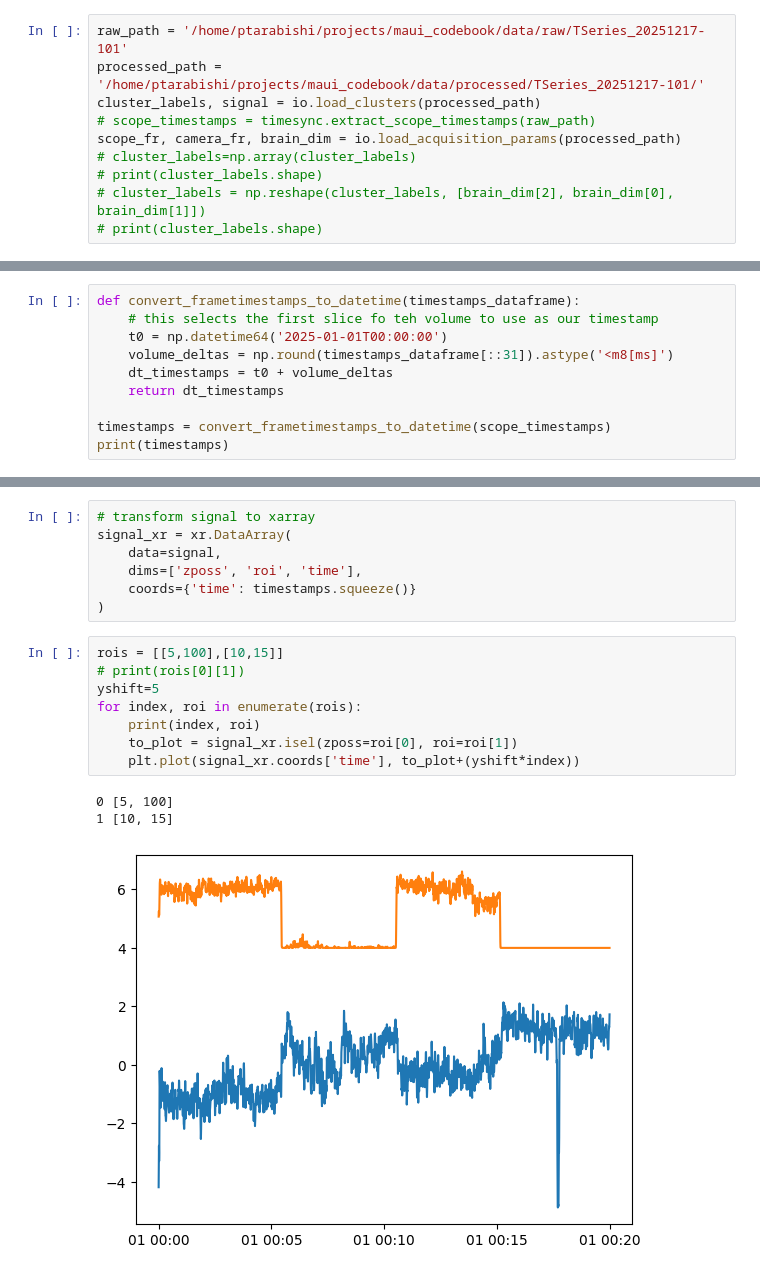
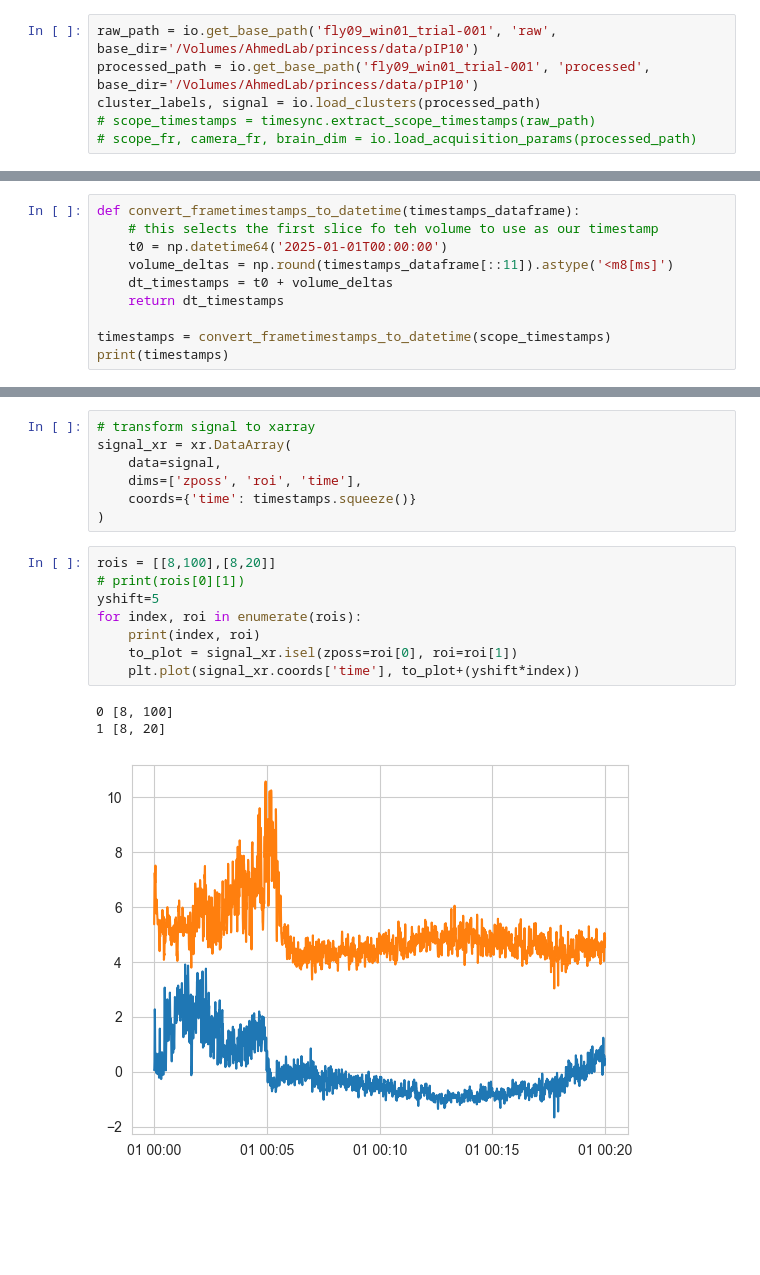
Before and after one commit to ptarabishi/maui_codebook, a Jupyter notebook: notebooks/2026_06_04_reorganization.ipynb, the cells around one changed output, grey strips where cells are left out. Drawn from its saved outputs; the diff is of its cells as text; blank space fills up the shorter version.

```diff
--- a/notebooks/2026_06_04_reorganization.ipynb
+++ b/notebooks/2026_06_04_reorganization.ipynb
@@ -14,11 +26,7 @@ import xarray as xr
 # %%
-raw_path = '/home/ptarabishi/projects/maui_codebook/data/raw/TSeries_20251217-101'
-processed_path = '/home/ptarabishi/projects/maui_codebook/data/processed/TSeries_20251217-101/'
+raw_path = io.get_base_path('fly09_win01_trial-001', 'raw', base_dir='/Volumes/AhmedLab/princess/data/pIP10')
+processed_path = io.get_base_path('fly09_win01_trial-001', 'processed', base_dir='/Volumes/AhmedLab/princess/data/pIP10')
 cluster_labels, signal = io.load_clusters(processed_path)
 # scope_timestamps = timesync.extract_scope_timestamps(raw_path)
-scope_fr, camera_fr, brain_dim = io.load_acquisition_params(processed_path)
-# cluster_labels=np.array(cluster_labels)
-# print(cluster_labels.shape)
-# cluster_labels = np.reshape(cluster_labels, [brain_dim[2], brain_dim[0], brain_dim[1]])
-# print(cluster_labels.shape)
+# scope_fr, camera_fr, brain_dim = io.load_acquisition_params(processed_path)
 # %% [output]
@@ -30,7 +41,7 @@ with h5py.File(f'{processed_path}scope_timestamps.h5', 'w') as hf:
 def convert_frametimestamps_to_datetime(timestamps_dataframe):
     # this selects the first slice fo teh volume to use as our timestamp
     t0 = np.datetime64('2025-01-01T00:00:00')
-    volume_deltas = np.round(timestamps_dataframe[::31]).astype('<m8[ms]')
+    volume_deltas = np.round(timestamps_dataframe[::11]).astype('<m8[ms]')
     dt_timestamps = t0 + volume_deltas
     return dt_timestamps
 
@@ -46,15 +70,15 @@ signal_xr = xr.DataArray(
     coords={'time': timestamps.squeeze()}
 )
 # %%
-rois = [[5,100],[10,15]]
+rois = [[8,100],[8,20]]
 # print(rois[0][1])
 yshift=5
 for index, roi in enumerate(rois):
     print(index, roi)
     to_plot = signal_xr.isel(zposs=roi[0], roi=roi[1])
     plt.plot(signal_xr.coords['time'], to_plot+(yshift*index))
 # %% [output]
-0 [5, 100]
-1 [10, 15]
+0 [8, 100]
+1 [8, 20]
-[figure, old version]
+[figure, new version]
 # %%
```
Also changed, not shown: parts of 14 cells of this notebook.
